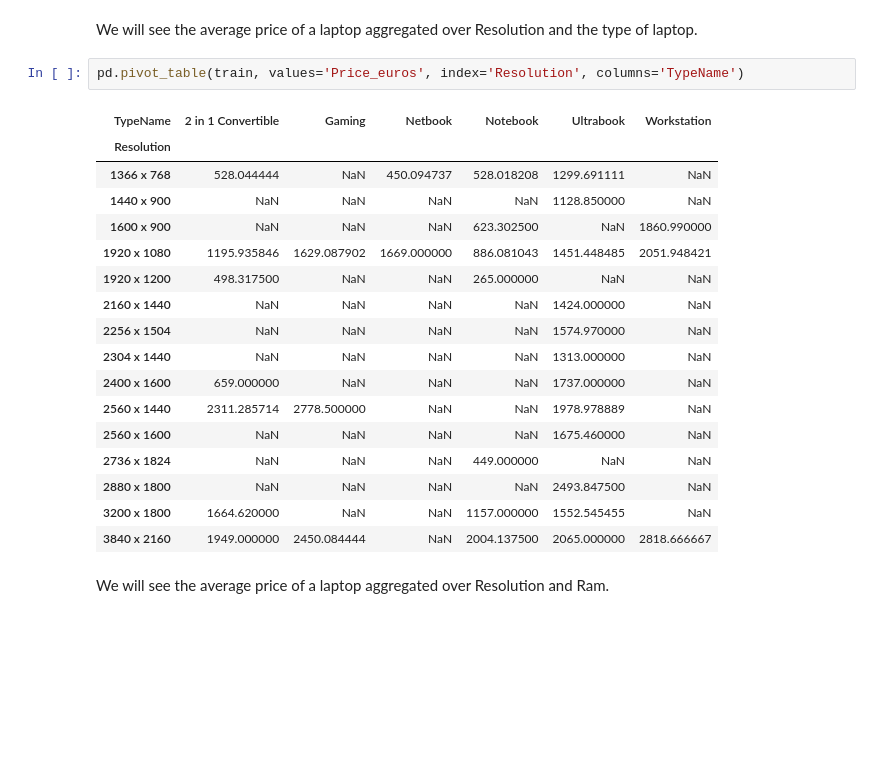
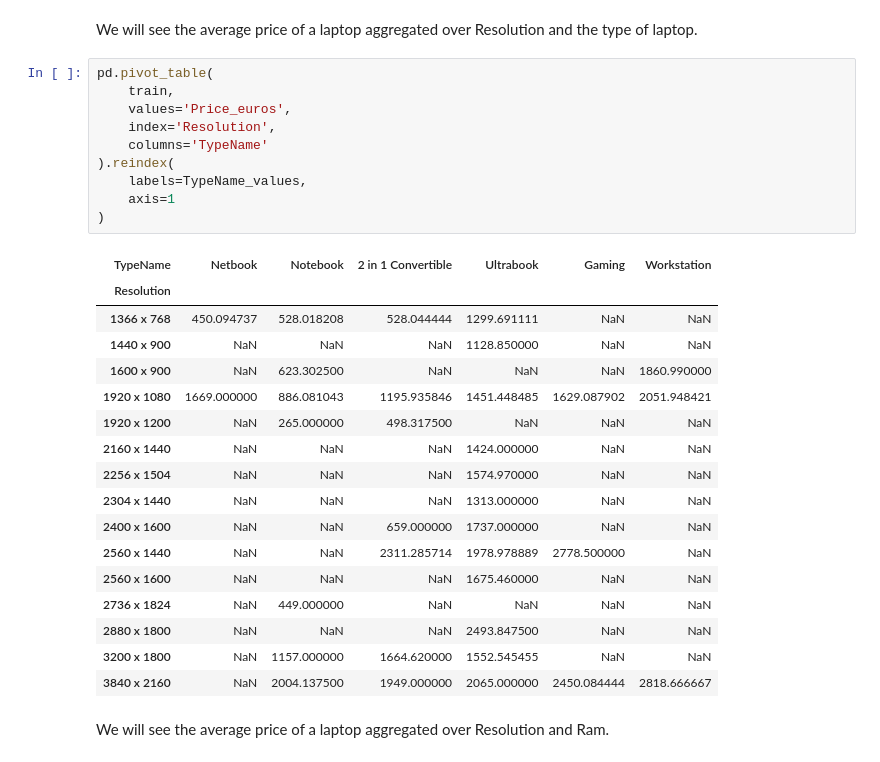
Before and after one commit to ryan-ferns/project_laptop_prices, a Jupyter notebook: laptop-prices-project.ipynb, the cells around one changed output. Saved outputs shown, nothing was run; the diff lists cells and outputs as text; blank space fills up the shorter version.

Commit message:
Reindexed pivot tables in the Feature Engineering section and added a link that shows how to use the apply method in pandas for a function with multiple arguments.

```diff
--- a/laptop-prices-project.ipynb
+++ b/laptop-prices-project.ipynb
@@ -3640,25 +3655,33 @@ pd.pivot_table(train, values='Price_euros', index='Company', columns='Resolution
 # %% [markdown]
 We will see the average price of a laptop aggregated over Resolution and the type of laptop.
 # %%
-pd.pivot_table(train, values='Price_euros', index='Resolution', columns='TypeName')
+pd.pivot_table(
+    train,
+    values='Price_euros',
+    index='Resolution',
+    columns='TypeName'
+).reindex(
+    labels=TypeName_values,
+    axis=1
+)
 # %% [output]
-| TypeName | 2 in 1 Convertible | Gaming | Netbook | Notebook | Ultrabook | Workstation |
+| TypeName | Netbook | Notebook | 2 in 1 Convertible | Ultrabook | Gaming | Workstation |
 | Resolution |  |  |  |  |  |  |
-| 1366 x 768 | 528.044444 | NaN | 450.094737 | 528.018208 | 1299.691111 | NaN |
-| 1440 x 900 | NaN | NaN | NaN | NaN | 1128.850000 | NaN |
-| 1600 x 900 | NaN | NaN | NaN | 623.302500 | NaN | 1860.990000 |
-| 1920 x 1080 | 1195.935846 | 1629.087902 | 1669.000000 | 886.081043 | 1451.448485 | 2051.948421 |
-| 1920 x 1200 | 498.317500 | NaN | NaN | 265.000000 | NaN | NaN |
-| 2160 x 1440 | NaN | NaN | NaN | NaN | 1424.000000 | NaN |
-| 2256 x 1504 | NaN | NaN | NaN | NaN | 1574.970000 | NaN |
-| 2304 x 1440 | NaN | NaN | NaN | NaN | 1313.000000 | NaN |
-| 2400 x 1600 | 659.000000 | NaN | NaN | NaN | 1737.000000 | NaN |
-| 2560 x 1440 | 2311.285714 | 2778.500000 | NaN | NaN | 1978.978889 | NaN |
-| 2560 x 1600 | NaN | NaN | NaN | NaN | 1675.460000 | NaN |
-| 2736 x 1824 | NaN | NaN | NaN | 449.000000 | NaN | NaN |
-| 2880 x 1800 | NaN | NaN | NaN | NaN | 2493.847500 | NaN |
-| 3200 x 1800 | 1664.620000 | NaN | NaN | 1157.000000 | 1552.545455 | NaN |
-| 3840 x 2160 | 1949.000000 | 2450.084444 | NaN | 2004.137500 | 2065.000000 | 2818.666667 |
+| 1366 x 768 | 450.094737 | 528.018208 | 528.044444 | 1299.691111 | NaN | NaN |
+| 1440 x 900 | NaN | NaN | NaN | 1128.850000 | NaN | NaN |
+| 1600 x 900 | NaN | 623.302500 | NaN | NaN | NaN | 1860.990000 |
+| 1920 x 1080 | 1669.000000 | 886.081043 | 1195.935846 | 1451.448485 | 1629.087902 | 2051.948421 |
+| 1920 x 1200 | NaN | 265.000000 | 498.317500 | NaN | NaN | NaN |
+| 2160 x 1440 | NaN | NaN | NaN | 1424.000000 | NaN | NaN |
+| 2256 x 1504 | NaN | NaN | NaN | 1574.970000 | NaN | NaN |
+| 2304 x 1440 | NaN | NaN | NaN | 1313.000000 | NaN | NaN |
+| 2400 x 1600 | NaN | NaN | 659.000000 | 1737.000000 | NaN | NaN |
+| 2560 x 1440 | NaN | NaN | 2311.285714 | 1978.978889 | 2778.500000 | NaN |
+| 2560 x 1600 | NaN | NaN | NaN | 1675.460000 | NaN | NaN |
+| 2736 x 1824 | NaN | 449.000000 | NaN | NaN | NaN | NaN |
+| 2880 x 1800 | NaN | NaN | NaN | 2493.847500 | NaN | NaN |
+| 3200 x 1800 | NaN | 1157.000000 | 1664.620000 | 1552.545455 | NaN | NaN |
+| 3840 x 2160 | NaN | 2004.137500 | 1949.000000 | 2065.000000 | 2450.084444 | 2818.666667 |
 # %% [markdown]
 We will see the average price of a laptop aggregated over Resolution and Ram.
 # %%
```
Also changed, not shown: parts of 5 cells of this notebook.
